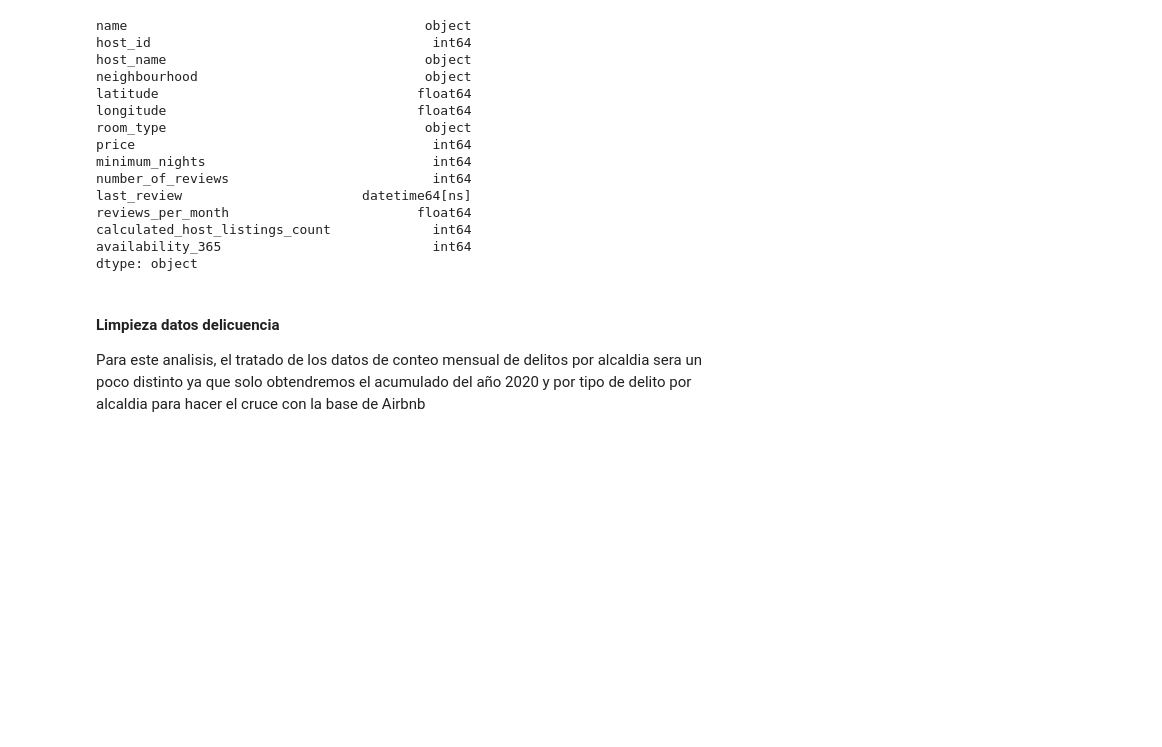
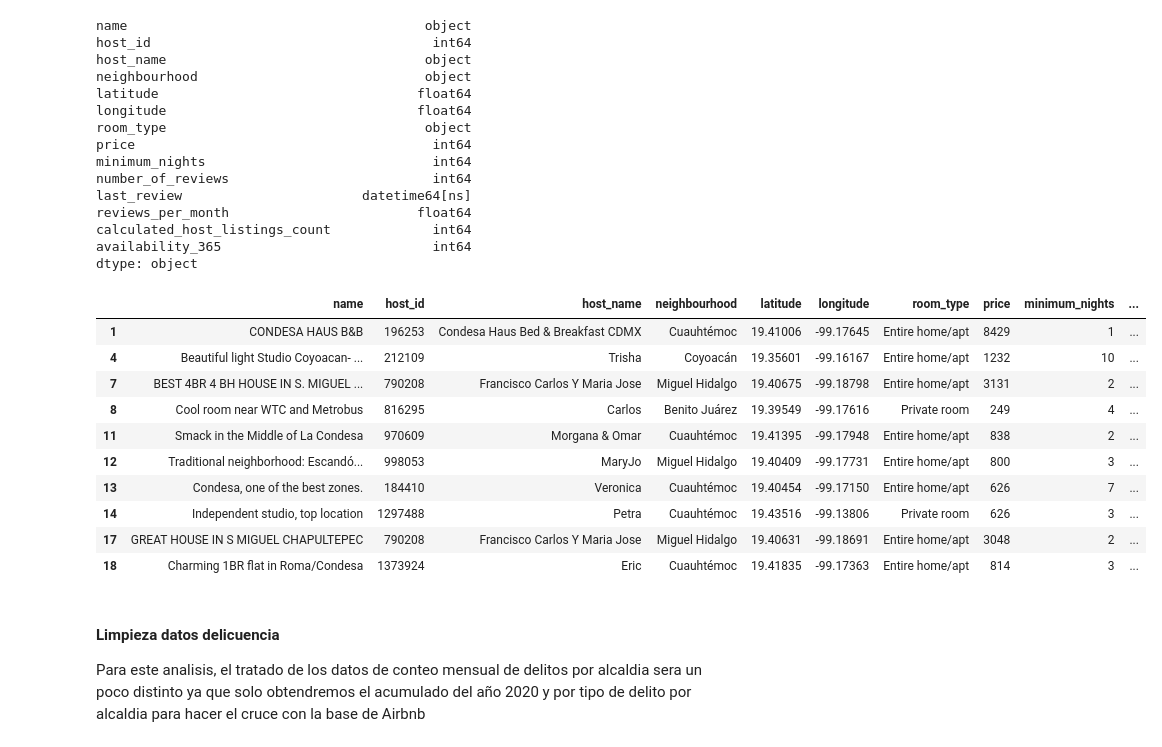
Before and after one commit to alexis96/Airbnb_Delincuencia_MCD, a Jupyter notebook: Obtencion_Limpieza_Airbnb_Y_Delicuencia.ipynb, the cells around one changed output. Saved outputs shown, nothing was run; the diff lists cells and outputs as text; code cells hidden in the pictures; blank space fills up the shorter version.

```diff
--- a/Obtencion_Limpieza_Airbnb_Y_Delicuencia.ipynb
+++ b/Obtencion_Limpieza_Airbnb_Y_Delicuencia.ipynb
@@ -144,6 +132,20 @@ reviews_per_month                        float64
 calculated_host_listings_count             int64
 availability_365                           int64
 dtype: object
+# %%
+df_airbnb_clean.loc[df_airbnb_clean.last_review > '2020-01-01'].head(10)
+# %% [output]
+|  | name | host_id | host_name | neighbourhood | latitude | longitude | room_type | price | minimum_nights | ... |
+| 1 | CONDESA HAUS B&B | 196253 | Condesa Haus Bed & Breakfast CDMX | Cuauhtémoc | 19.41006 | -99.17645 | Entire home/apt | 8429 | 1 | ... |
+| 4 | Beautiful light Studio Coyoacan- ... | 212109 | Trisha | Coyoacán | 19.35601 | -99.16167 | Entire home/apt | 1232 | 10 | ... |
+| 7 | BEST 4BR 4 BH HOUSE IN S. MIGUEL ... | 790208 | Francisco Carlos Y Maria Jose | Miguel Hidalgo | 19.40675 | -99.18798 | Entire home/apt | 3131 | 2 | ... |
+| 8 | Cool room near WTC and Metrobus | 816295 | Carlos | Benito Juárez | 19.39549 | -99.17616 | Private room | 249 | 4 | ... |
+| 11 | Smack in the Middle of La Condesa | 970609 | Morgana & Omar | Cuauhtémoc | 19.41395 | -99.17948 | Entire home/apt | 838 | 2 | ... |
+| 12 | Traditional neighborhood: Escandó... | 998053 | MaryJo | Miguel Hidalgo | 19.40409 | -99.17731 | Entire home/apt | 800 | 3 | ... |
+| 13 | Condesa, one of the best zones. | 184410 | Veronica | Cuauhtémoc | 19.40454 | -99.17150 | Entire home/apt | 626 | 7 | ... |
+| 14 | Independent studio, top location | 1297488 | Petra | Cuauhtémoc | 19.43516 | -99.13806 | Private room | 626 | 3 | ... |
+| 17 | GREAT HOUSE IN S MIGUEL CHAPULTEPEC | 790208 | Francisco Carlos Y Maria Jose | Miguel Hidalgo | 19.40631 | -99.18691 | Entire home/apt | 3048 | 2 | ... |
+| 18 | Charming 1BR flat in Roma/Condesa | 1373924 | Eric | Cuauhtémoc | 19.41835 | -99.17363 | Entire home/apt | 814 | 3 | ... |
 # %% [markdown]
 #### Limpieza datos delicuencia
 
```
Also changed, not shown: parts of 4 cells of this notebook, 4 other files.
